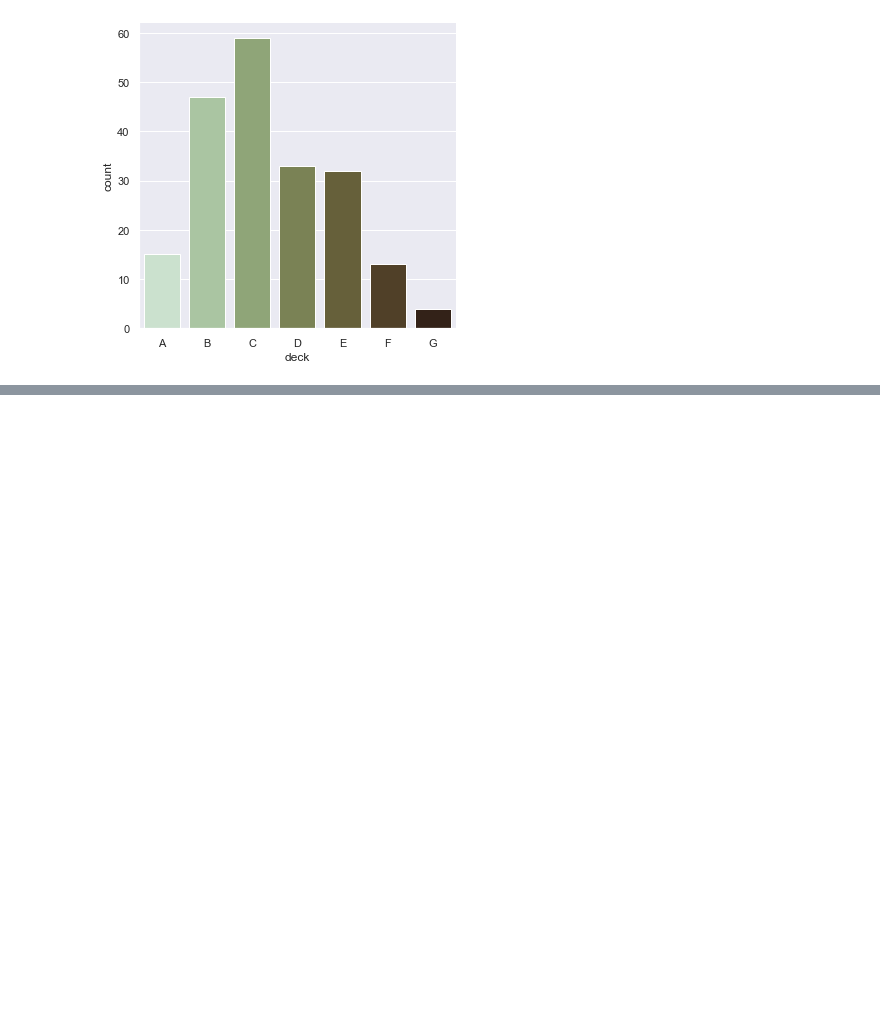
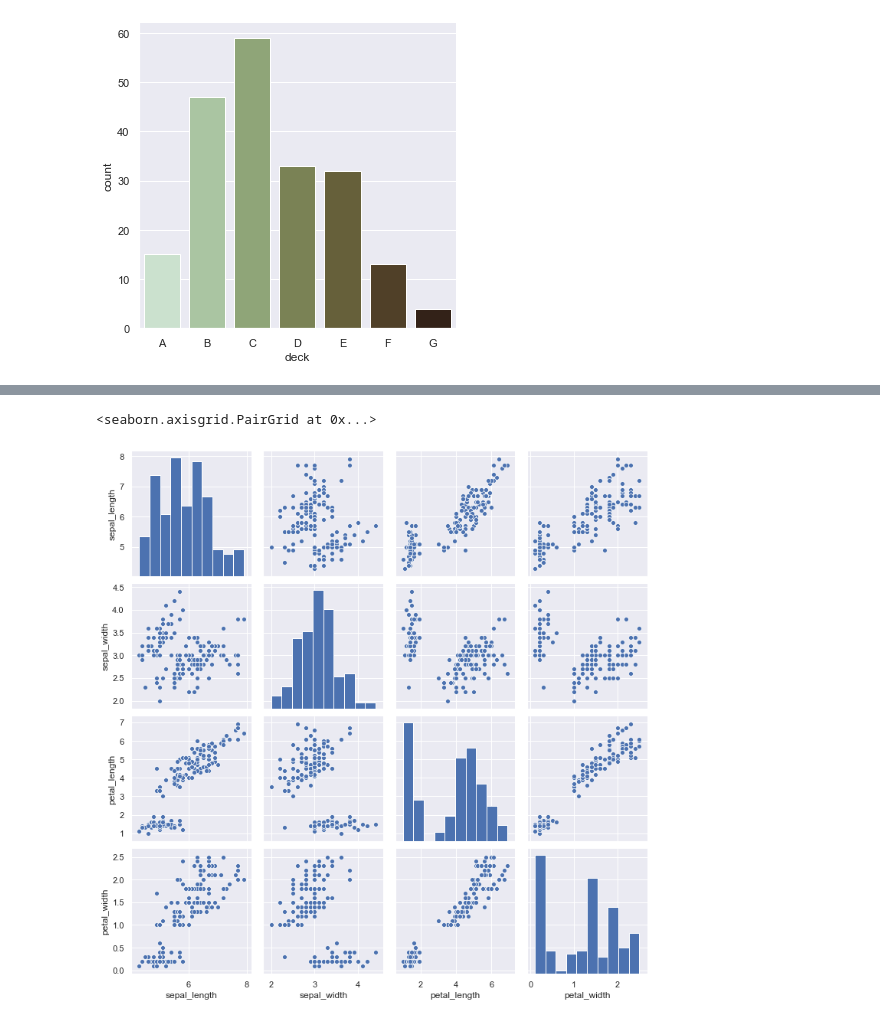
Before and after one commit to KrishnaDesai16/ML-DL, a Jupyter notebook: python/Visualization/seaborn.ipynb, the cells around one changed output, grey strips where cells are left out. Cells and saved outputs as stored; diff of their text form; code cells hidden in the pictures; blank space fills up the shorter version.

```diff
--- a/python/Visualization/seaborn.ipynb
+++ b/python/Visualization/seaborn.ipynb
@@ -238,0 +257,5 @@ sb.catplot(x='deck',kind='count',data=titanic,palette = 'ch:0.95')
+# %%
+sb.pairplot(iris)
+# %% [output]
+<seaborn.axisgrid.PairGrid at 0x...>
+[figure, added]
```
Also changed, not shown: parts of 6 cells of this notebook.
